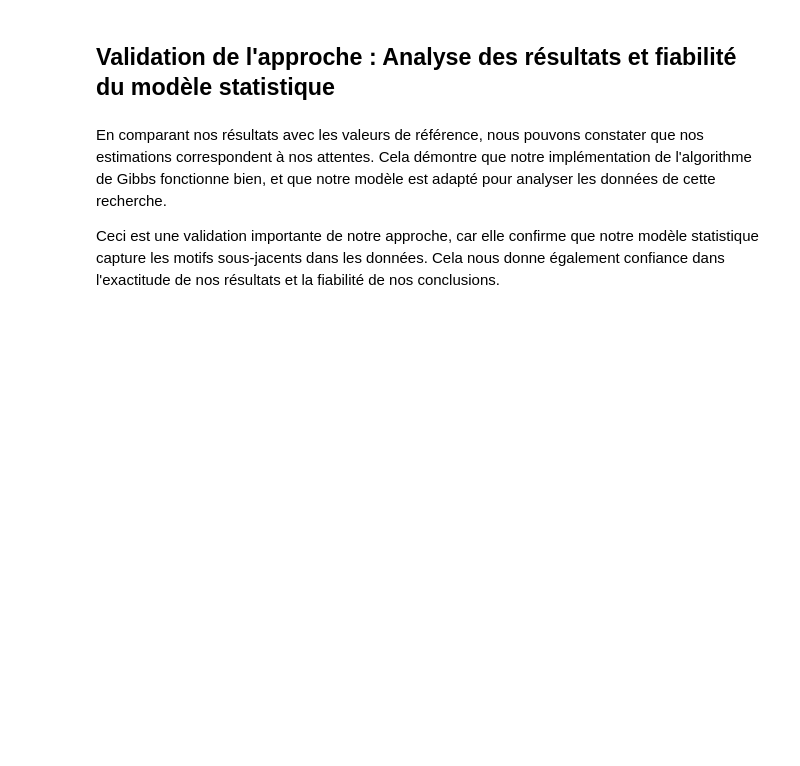
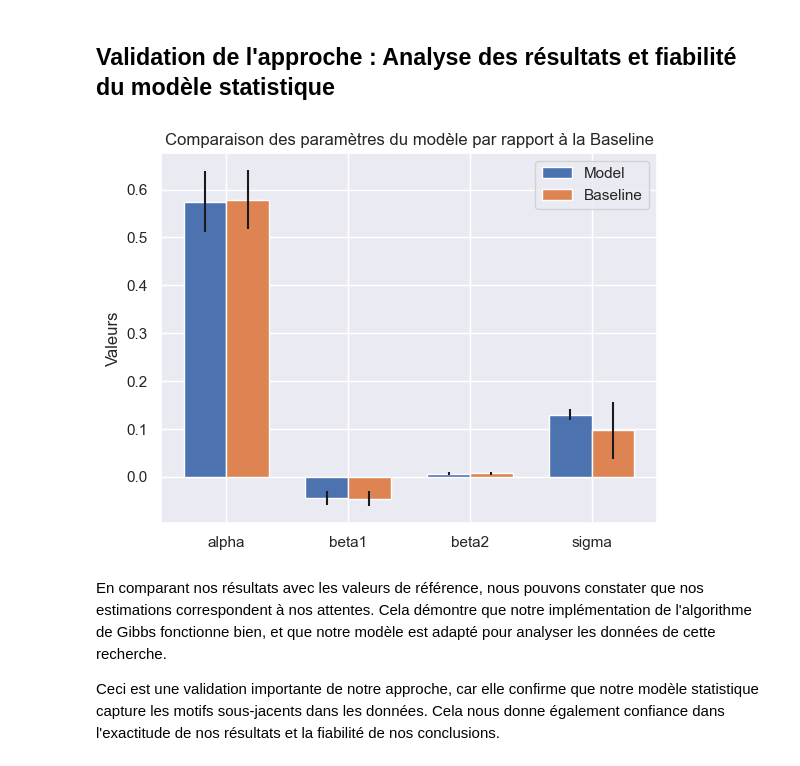
Before and after one commit to akoutit/BayesProjet1, a Jupyter notebook: Oxford.ipynb, the cells around one changed output. Drawn from its saved outputs; the diff is of its cells as text; code cells hidden in the pictures; blank space fills up the shorter version.

```diff
--- a/Oxford.ipynb
+++ b/Oxford.ipynb
@@ -420,35 +420,37 @@ Cette découverte est significative car elle suggère que les efforts visant à
 # %% [markdown]
 ## Validation de l'approche : Analyse des résultats et fiabilité du modèle statistique
 # %%
-#Baseline here indicates Breslow and Clayton estimates
+# Baseline  indique les estimations de Breslow et Clayton
 def plot_parameter_comparison(params_df):
-    ind = np.arange(len(params_df))  # the x locations for the groups
-    width = 0.35  # the width of the bars
+    ind = np.arange(len(params_df))  # emplacements x pour les groupes.
+    width = 0.35  # largeur des barres.
 
     fig, ax = plt.subplots()
     rects1 = ax.bar(ind - width / 2, params_df['mean'], width, label='Model', yerr=params_df['std'])
     rects2 = ax.bar(ind + width / 2, params_df['mean_base'], width, label='Baseline', yerr=params_df['std_base'])
 
-    # Add some text for labels, title, and custom x-axis tick labels
-    ax.set_ylabel('Values')
-    ax.set_title('Model vs. baseline Parameter Comparison')
+    # Ajout du texte pour les étiquettes, le titre, et des étiquettes personnalisées
+    ax.set_ylabel('Valeurs')
+    ax.set_title('Comparaison des paramètres du modèle par rapport à la Baseline')
     ax.set_xticks(ind)
     ax.set_xticklabels(['alpha', 'beta1', 'beta2', 'sigma'])
     ax.legend()
 
     plt.show()
 
 results_summary = results.describe().T
 
 params_df = pd.DataFrame()
 params_df['mean'] = results_summary['mean']
 params_df['std'] = results_summary['std']
-#Breslow and Clayton estimates
+# estimations de Breslow et Clayton.
 params_df['mean_base'] = [0.579, -0.04557, 0.007041, 0.09697]
 params_df['std_base'] = [0.062, 0.01553, 0.003084, 0.06011]
 params_df.reset_index(drop=True, inplace=True)
 
 plot_parameter_comparison(params_df)
+# %% [output]
+[figure, added]
 # %% [markdown]
 En comparant nos résultats avec les valeurs de référence, nous pouvons constater que nos estimations correspondent à nos attentes. Cela démontre que notre implémentation de l'algorithme de Gibbs fonctionne bien, et que notre modèle est adapté pour analyser les données de cette recherche.
 
```
Also changed, not shown: parts of 7 cells of this notebook.
